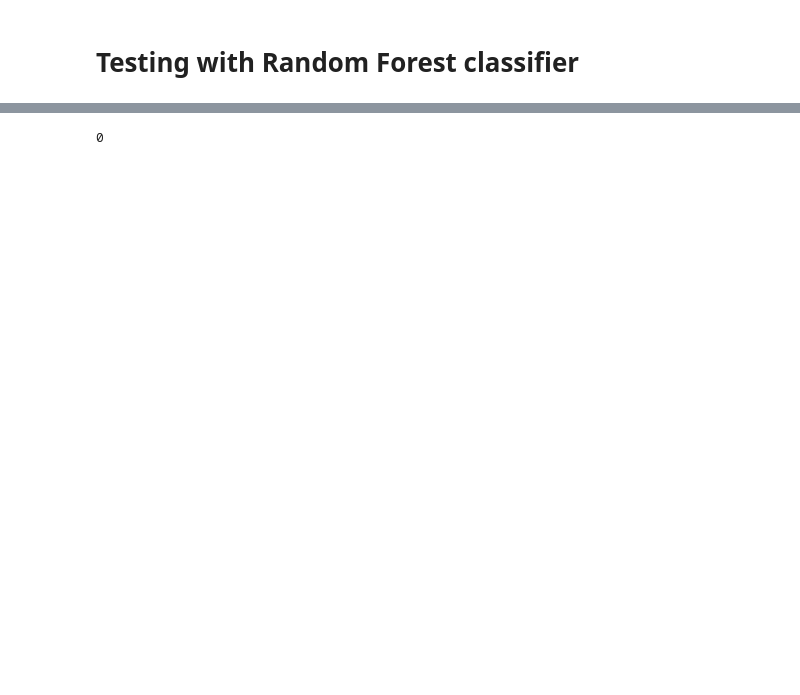
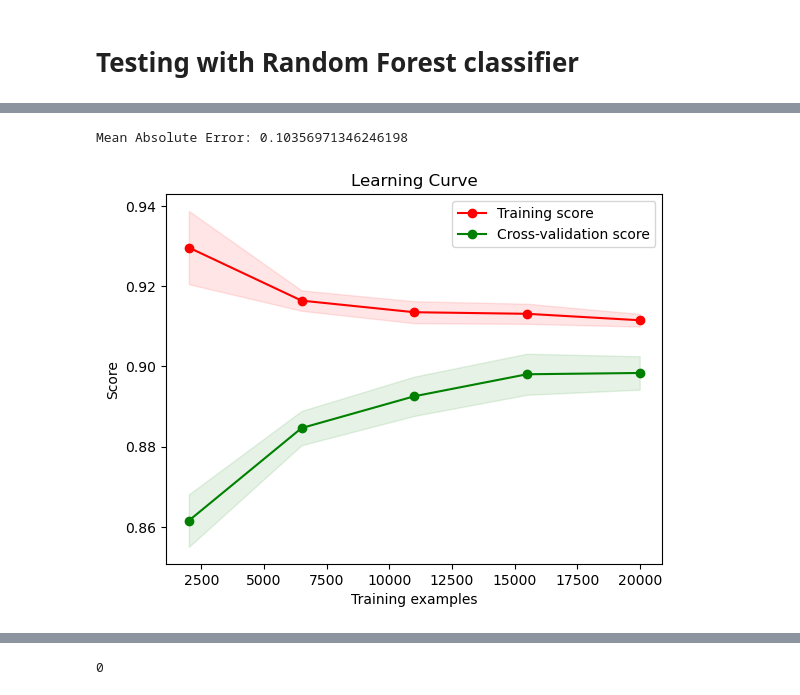
Before and after one commit to kwRe1208/comp247-group-project, a Jupyter notebook: kevin_randomforest.ipynb, the cells around one changed output, grey strips where cells are left out. Cells and saved outputs as stored; diff of their text form; code cells hidden in the pictures; blank space fills up the shorter version.

```diff
--- a/kevin_randomforest.ipynb
+++ b/kevin_randomforest.ipynb
@@ -619,15 +619,3 @@ Name: count, dtype: int64
 #split the data into training and testing sets
 from sklearn.model_selection import train_test_split
 X_train, X_test, y_train, y_test = train_test_split(X_resampled, y_resampled, test_size=0.2, random_state=58)
-# %%
-from sklearn.linear_model import LogisticRegression
-model = LogisticRegression()
-
-
-#Bundle preprocessing and modeling code in a pipeline
-clf = Pipeline(steps=[
-                      ('model', model)
-                     ])
-
-#Preprocessing of training data, fit model
-clf.fit(X_train, y_train)
@@ -671,11 +631,11 @@ n_estimators = [int(x) for x in np.linspace(start = 10, stop = 200, num = 10)]
 # Number of features to consider at every split
 max_features = ['auto', 'sqrt']
 # Maximum number of levels in tree
-max_depth = [2, 4, 6, 8]
+max_depth = [4, 6, 8, 10]
 # Minimum number of samples required to split a node
 min_samples_split = [2, 5, 10]
 # Minimum number of samples required at each leaf node
-min_samples_leaf = [1, 2, 4, 8]
+min_samples_leaf = [2, 4, 6, 8, 10]
 # Method of selecting samples for training each tree
 bootstrap = [True, False]
 
@@ -700,8 +660,7 @@ rf_RandomGrid = RandomizedSearchCV(
     verbose=3,
     n_jobs = 4,
     random_state=58,
-    refit=True,
-    scoring='accuracy')
+    refit=True)
 # %%
 rf_RandomGrid.fit(X_train, y_train)
 # %% [output]
@@ -732,0 +699,40 @@ Test Accuracy - : 0.876
+# %%
+#print the mae
+from sklearn.metrics import mean_absolute_error
+predictions = rf_RandomGrid.predict(X_test)
+mae = mean_absolute_error(y_test, predictions)
+
+print('Mean Absolute Error:', mae)
+# %% [output]
+Mean Absolute Error: 0.10356971346246198
+# %%
+#plot the learning curve
+from sklearn.model_selection import learning_curve
+from sklearn.model_selection import ShuffleSplit
+
+plt.figure()
+plt.title("Learning Curve")
+cv = ShuffleSplit(n_splits=10, test_size=0.2, random_state=0)
+train_sizes, train_scores, test_scores = learning_curve(
+    rf_RandomGrid, X_train, y_train, cv=cv, n_jobs=4, train_sizes=np.linspace(.1, 1.0, 5))
+train_scores_mean = np.mean(train_scores, axis=1)
+train_scores_std = np.std(train_scores, axis=1)
+test_scores_mean = np.mean(test_scores, axis=1)
+test_scores_std = np.std(test_scores, axis=1)
+
+plt.fill_between(train_sizes, train_scores_mean - train_scores_std,
+                 train_scores_mean + train_scores_std, alpha=0.1,
+                 color="r")
+plt.fill_between(train_sizes, test_scores_mean - test_scores_std,
+                 test_scores_mean + test_scores_std, alpha=0.1, color="g")
+plt.plot(train_sizes, train_scores_mean, 'o-', color="r",
+         label="Training score")
+plt.plot(train_sizes, test_scores_mean, 'o-', color="g",
+         label="Cross-validation score")
+
+plt.xlabel("Training examples")
+plt.ylabel("Score")
+plt.legend(loc="best")
+plt.show()
+# %% [output]
+[figure, added]
```
Also changed, not shown: parts of 12 cells of this notebook, 10 other files.
